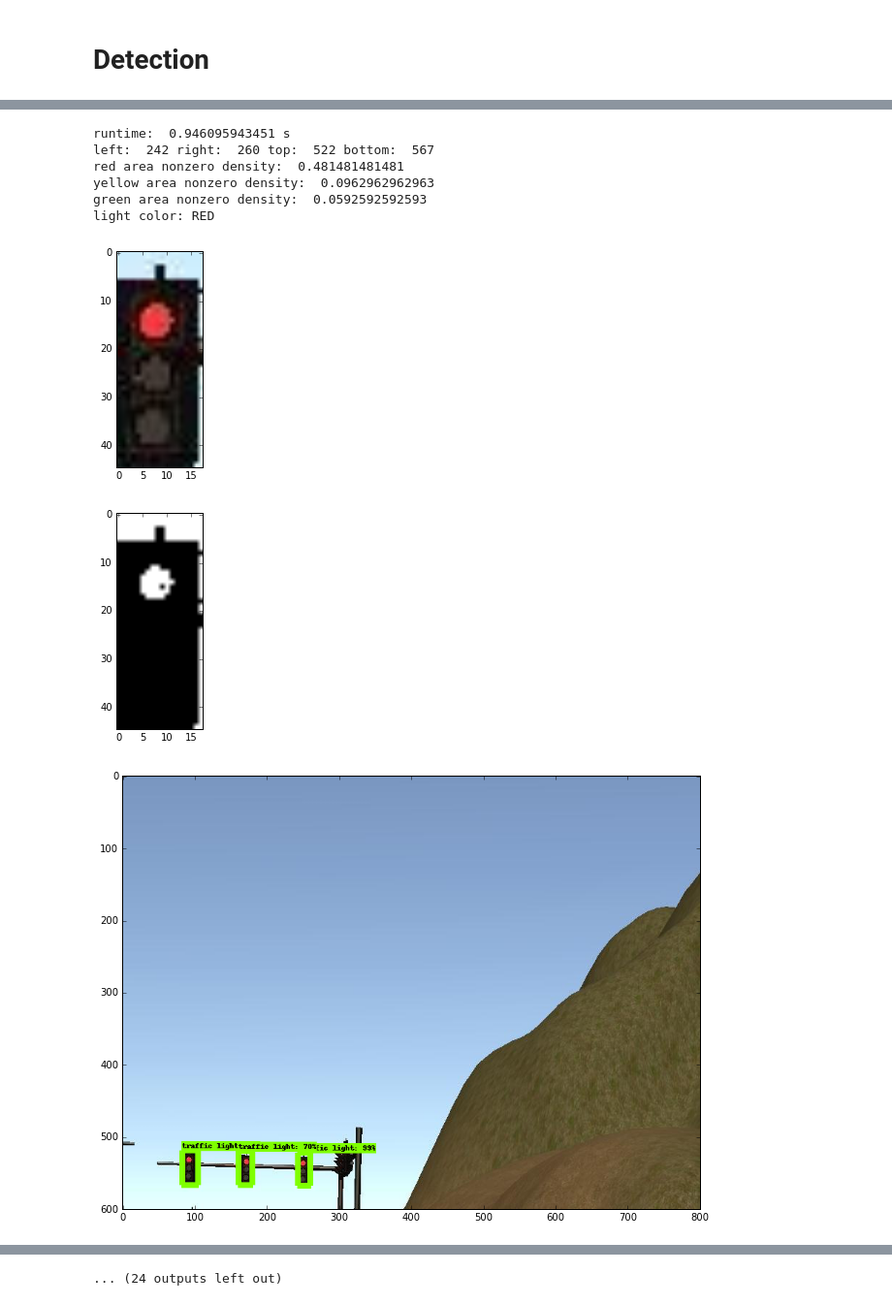
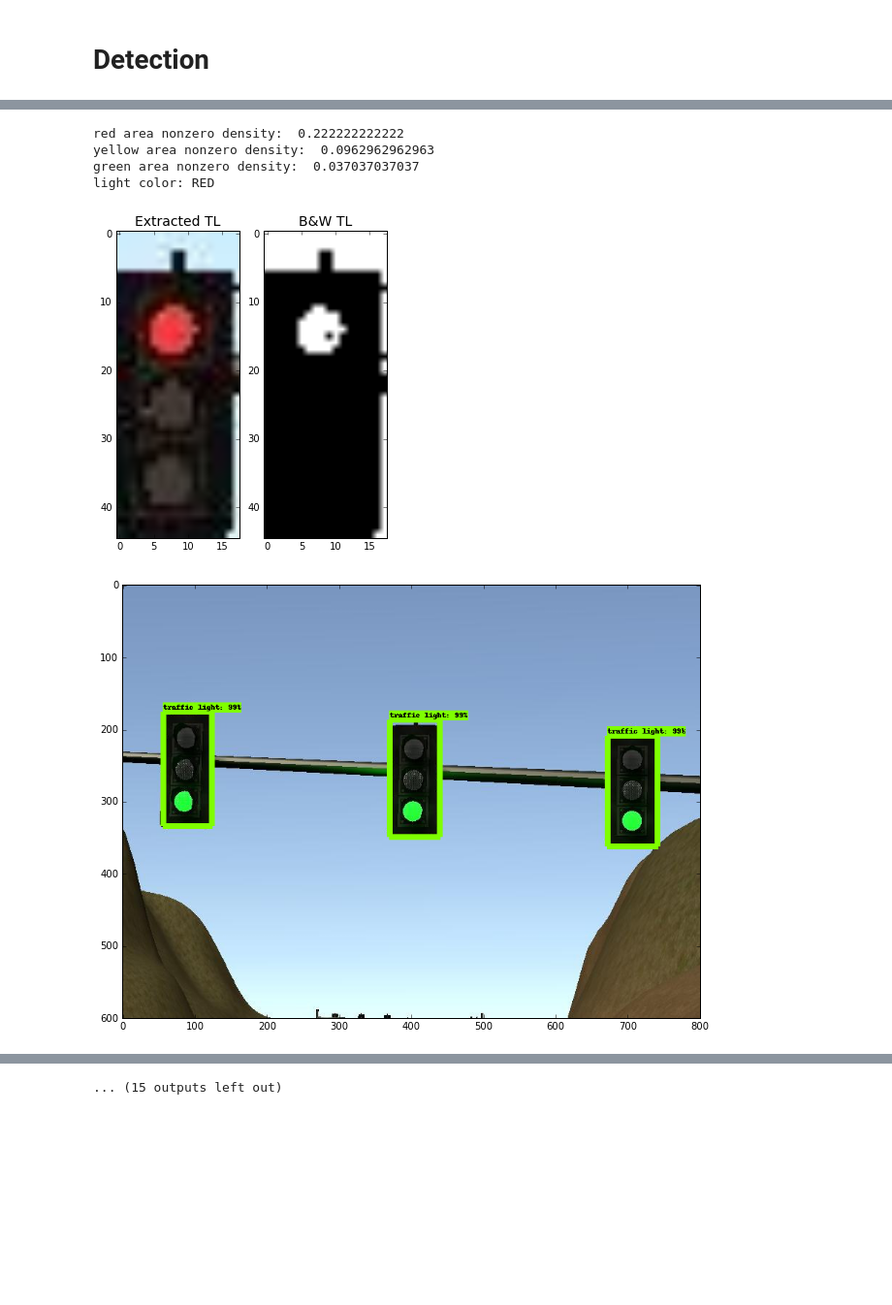
Before and after one commit to jamesjackson/tl_detection, a Jupyter notebook: SSD_Inception/tl_detection_classification_sim.ipynb, the cells around one changed output, grey strips where cells are left out. Shown at 97% size. Cells and saved outputs as stored; diff of their text form; code cells hidden in the pictures; blank space fills up the shorter version.

```diff
--- a/SSD_Inception/tl_detection_classification_sim.ipynb
+++ b/SSD_Inception/tl_detection_classification_sim.ipynb
@@ -37,7 +37,7 @@ The current model is "SSD with Inception" model here. See the [detection model z
 PATH_TO_CKPT = '../tl_data_sim/frozen_inference_graph.pb'
 
 # List of the strings that is used to add correct label for each box.
-PATH_TO_LABELS = '../tl_data_sim/tl_label_map.pbtxt'
+PATH_TO_LABELS = '../tl_data/tl_label_map.pbtxt'
 
 NUM_CLASSES = 1
 # %% [markdown]
@@ -89,13 +82,16 @@ with detection_graph.as_default():
     detection_scores = detection_graph.get_tensor_by_name('detection_scores:0')
     detection_classes = detection_graph.get_tensor_by_name('detection_classes:0')
     num_detections = detection_graph.get_tensor_by_name('num_detections:0')
+
     for image_path in TEST_IMAGE_PATHS:
       image = Image.open(image_path)
       # the array based representation of the image will be used later in order to prepare the
       # result image with boxes and labels on it.
-      image_np = load_image_into_numpy_array(image)
+      image_np = np.array(image)
       # Expand dimensions since the model expects images to have shape: [1, None, None, 3]
       image_np_expanded = np.expand_dims(image_np, axis=0)
+
+      # print 'image path: ', image_path
 
       start = time()
 
@@ -104,7 +100,7 @@ with detection_graph.as_default():
           [detection_boxes, detection_scores, detection_classes, num_detections],
           feed_dict={image_tensor: image_np_expanded})
 
-      print 'runtime: ', time() - start, 's'
+      # print 'runtime: ', time() - start, 's'
 
       boxes_new = np.squeeze(boxes)
       scores_new = np.squeeze(scores)
@@ -120,6 +116,8 @@ with detection_graph.as_default():
       for i in range(boxes_new_shape[0]):
         if scores_new[i] > min_score_thresh and not found_box:
 
+          # print 'score: ', scores_new[i]
+
           found_box = True
 
           ymin = boxes_new[i,0]
@@ -128,32 +126,54 @@ with detection_graph.as_default():
           xmax = boxes_new[i,3]
           (left, right, top, bottom) = (int(xmin * im_width), int(xmax * im_width),
                                   int(ymin * im_height), int(ymax * im_height))
-          print 'left: ', left, 'right: ', right, 'top: ', top, 'bottom: ', bottom
           img_light = image_np_new[top:bottom,left:right]
 
           img_light_new = Image.fromarray(img_light)
           gray = img_light_new.convert('L')
 
           bw = np.asarray(gray).copy()
+
           bw[bw < 100] = 0    # Black
           bw[bw >= 100] = 255 # White
           imfile = Image.fromarray(bw)
           w, h = imfile.size
 
+          h_w_ratio = h / (w * 1.0)
+
           light_colors = [] #red, yellow, green
-          single_light_pixel_count = h * w / 3
+          single_light_pixel_count = int(h * w / 3)
 
-          nzCountRed = np.count_nonzero(np.array(imfile)[0:h/3,:]) / (single_light_pixel_count * 1.0)
-          nzCountYellow = np.count_nonzero(np.array(imfile)[h/3:h*2/3,:]) / (single_light_pixel_count * 1.0)
-          nzCountGreen = np.count_nonzero(np.array(imfile)[h*2/3:h,:]) / (single_light_pixel_count * 1.0)
+          nzCountRed = np.count_nonzero(np.array(imfile)[int(h/10):int(h/3),:]) / (single_light_pixel_count * 1.0)
+          nzCountYellow = np.count_nonzero(np.array(imfile)[int(h/3):int(h*2/3),:]) / (single_light_pixel_count * 1.0)
+          nzCountGreen = np.count_nonzero(np.array(imfile)[int(h*2/3):int(h*9/10),:]) / (single_light_pixel_count * 1.0)
 
           light_colors.extend([nzCountRed, nzCountYellow, nzCountGreen])
+
+          max_i = max(enumerate(light_colors),key=lambda x: x[1])[0]
+
+          # Visualization of the results of a detection.
+          vis_util.visualize_boxes_and_labels_on_image_array(
+              image_np,
+              np.squeeze(boxes),
+              np.squeeze(classes).astype(np.int32),
+              np.squeeze(scores),
+              category_index,
+              use_normalized_coordinates=True,
+              line_thickness=8)
+
+          plt.figure(figsize=IMAGE_SIZE)
+          plt.imshow(image_np)
+          plt.show()
+
+          f, (ax1, ax2) = plt.subplots(1, 2, figsize=(5,10))
+          ax1.imshow(img_light)
+          ax1.set_title('Extracted TL', fontsize=14)
+          ax2.imshow(imfile, cmap='gray')
+          ax2.set_title('B&W TL', fontsize=14)
 
           print 'red area nonzero density: ', nzCountRed
           print 'yellow area nonzero density: ', nzCountYellow
           print 'green area nonzero density: ', nzCountGreen
-
-          max_i = max(enumerate(light_colors),key=lambda x: x[1])[0]
 
           if light_colors[max_i] > 0.05:
             if max_i == 0:
@@ -165,26 +185,6 @@ with detection_graph.as_default():
           else:
             print 'light color: UNKNOWN'
 
-          plt.imshow(img_light)
-          plt.show()
-
-          plt.imshow(imfile, cmap='gray')
-          plt.show()
-
-
-      # Visualization of the results of a detection.
-      vis_util.visualize_boxes_and_labels_on_image_array(
-          image_np,
-          np.squeeze(boxes),
-          np.squeeze(classes).astype(np.int32),
-          np.squeeze(scores),
-          category_index,
-          use_normalized_coordinates=True,
-          line_thickness=8)
-      plt.figure(figsize=IMAGE_SIZE)
-      plt.imshow(image_np)
-      plt.show()
-
       image_out = Image.fromarray(image_np)
       image_out.save(os.path.join(TEST_OUTPUT_DIR, os.path.splitext(os.path.split(image_path)[1])[0] + '.jpg'))
 # %% [output]
@@ -191,9 +192,6 @@ with detection_graph.as_default():
-runtime:  0.946095943451 s
-left:  242 right:  260 top:  522 bottom:  567
-red area nonzero density:  0.481481481481
+red area nonzero density:  0.222222222222
 yellow area nonzero density:  0.0962962962963
-green area nonzero density:  0.0592592592593
+green area nonzero density:  0.037037037037
 light color: RED
-[figure, old version]
-[figure, old version]
+[figure, new version]
-[figure, old version]
+[figure, new version]
@@ -218 +215 @@ light color: RED
-... (24 outputs left out)
+... (15 outputs left out)
```
Also changed, not shown: parts of 3 cells of this notebook, 2 other files.
